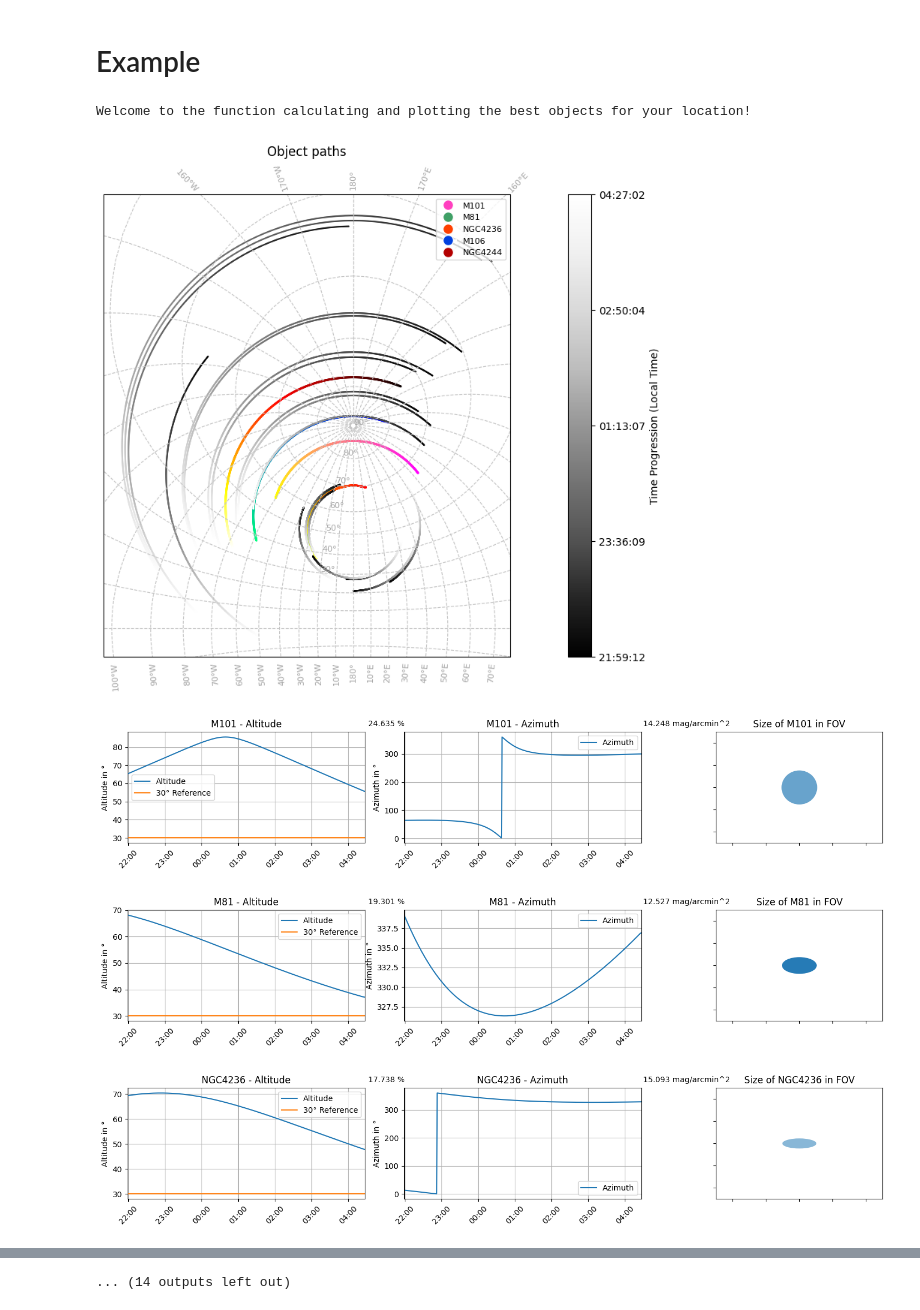
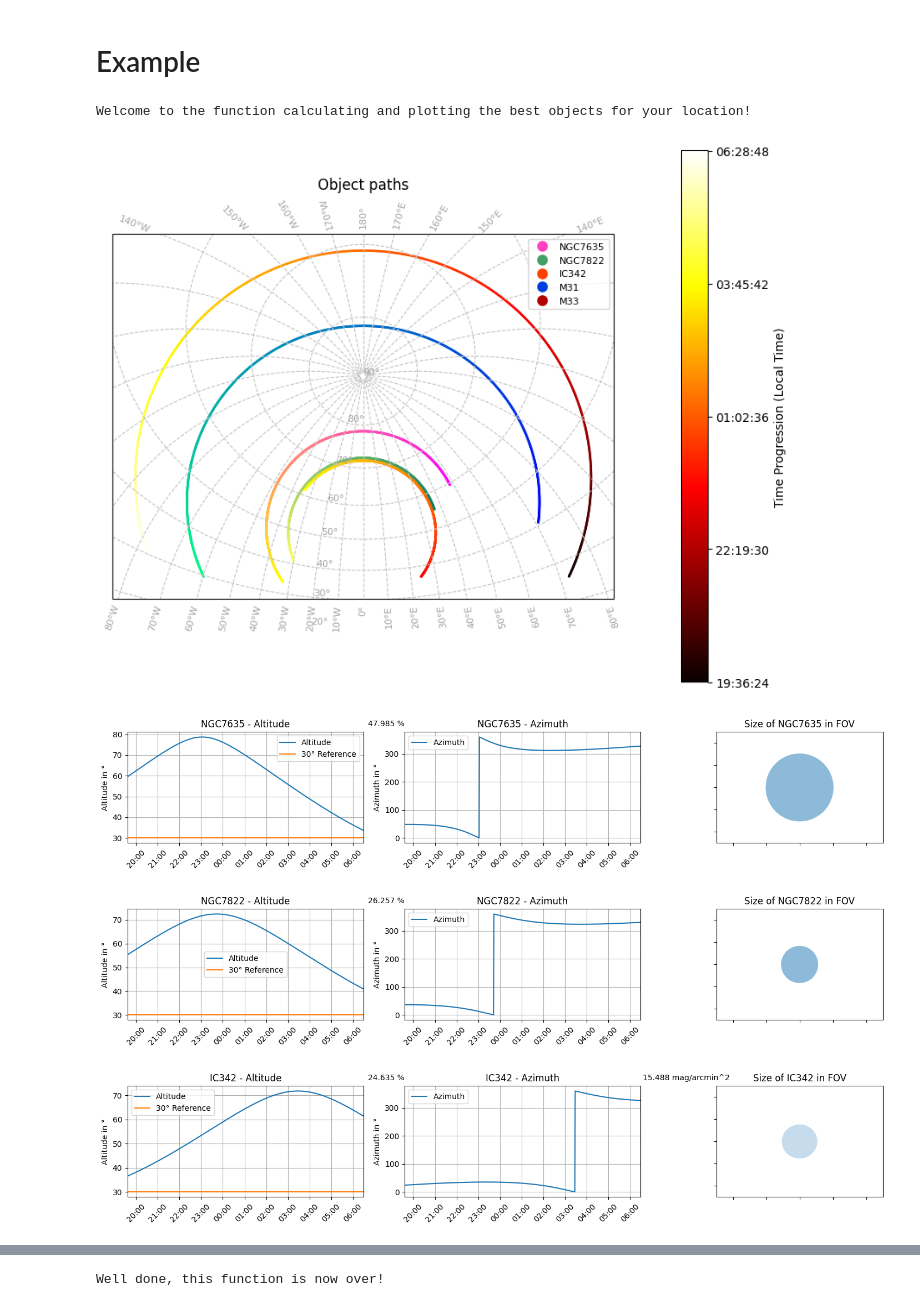
Before and after one commit to DP0604/AstroHelper, a Jupyter notebook: AstroHelper.ipynb, the cells around one changed output, grey strips where cells are left out. Cells and saved outputs as stored; diff of their text form; code cells hidden in the pictures.

```diff
--- a/AstroHelper.ipynb
+++ b/AstroHelper.ipynb
@@ -1470,28 +1472,28 @@ def PlotBestObjects(objects: np.ndarray, obs_date: str, timezone: str, Lon: floa
 # %%
 # Example usage
 
 # Loading the object files
 messier_arr = load_variable_column_file("Messier.txt")
 NGC_arr = load_variable_column_file("NGC.txt")
 IC_arr = load_variable_column_file("IC.txt")
 
 data_arr = np.vstack((messier_arr, NGC_arr, IC_arr))
 
 #Location data of your observation point (e.g., Dr. Remeis Observatory)
 Lon = 10.88846
 Lat = 49.88474
 ele = 282
 
-TelescopeData() # Function to set your telescope data. (Focal length, Pixel Size, Dimensions)
+TelescopeData(FocalLength=750) # Function to set your telescope data. (Focal length, Pixel Size, Dimensions)
 
-selected_date = "2024-05-02" # Example date in format "YYYY-MM-DD"
+selected_date = "2024-10-15" # Example date in format "YYYY-MM-DD"
 timezone = "Europe/Berlin" # Example timezone
 
-final_best = Final_Best(data_arr, obs_date = selected_date, Lon = Lon, Lat = Lat, ele = ele, timezone = timezone, min_frac = 0.08, max_frac = 0.8, Galaxies = 1,Nebulae = 1) # Example function call to get the best objects
-PlotBestObjects(objects = data_arr, obs_date = selected_date, Lon = Lon, Lat = Lat, ele = ele, timezone = timezone, min_frac = 0.08, max_frac = 0.8, k = 5, Galaxies = 1, Nebulae = 1) # Example function call to plot the best objects
+final_best = Final_Best(data_arr, obs_date = selected_date, Lon = Lon, Lat = Lat, ele = ele, timezone = timezone, min_frac = 0.15, max_frac = 0, Galaxies = 1,Nebulae = 1) # Example function call to get the best objects
+PlotBestObjects(objects = data_arr, obs_date = selected_date, Lon = Lon, Lat = Lat, ele = ele, timezone = timezone, min_frac = 0.15, max_frac = 0, k = 5, Galaxies = 1, Nebulae = 1) # Example function call to plot the best objects
 # %% [output]
 Welcome to the function calculating and plotting the best objects for your location!
-[figure, old version]
+[figure, new version]
-[figure, old version]
+[figure, new version]
-[figure, old version]
+[figure, new version]
-[figure, old version]
+[figure, new version]
@@ -1505 +1502 @@ Welcome to the function calculating and plotting the best objects for your locat
-... (14 outputs left out)
+Well done, this function is now over!
```
Also changed, not shown: parts of 2 cells of this notebook, 1 other file.
